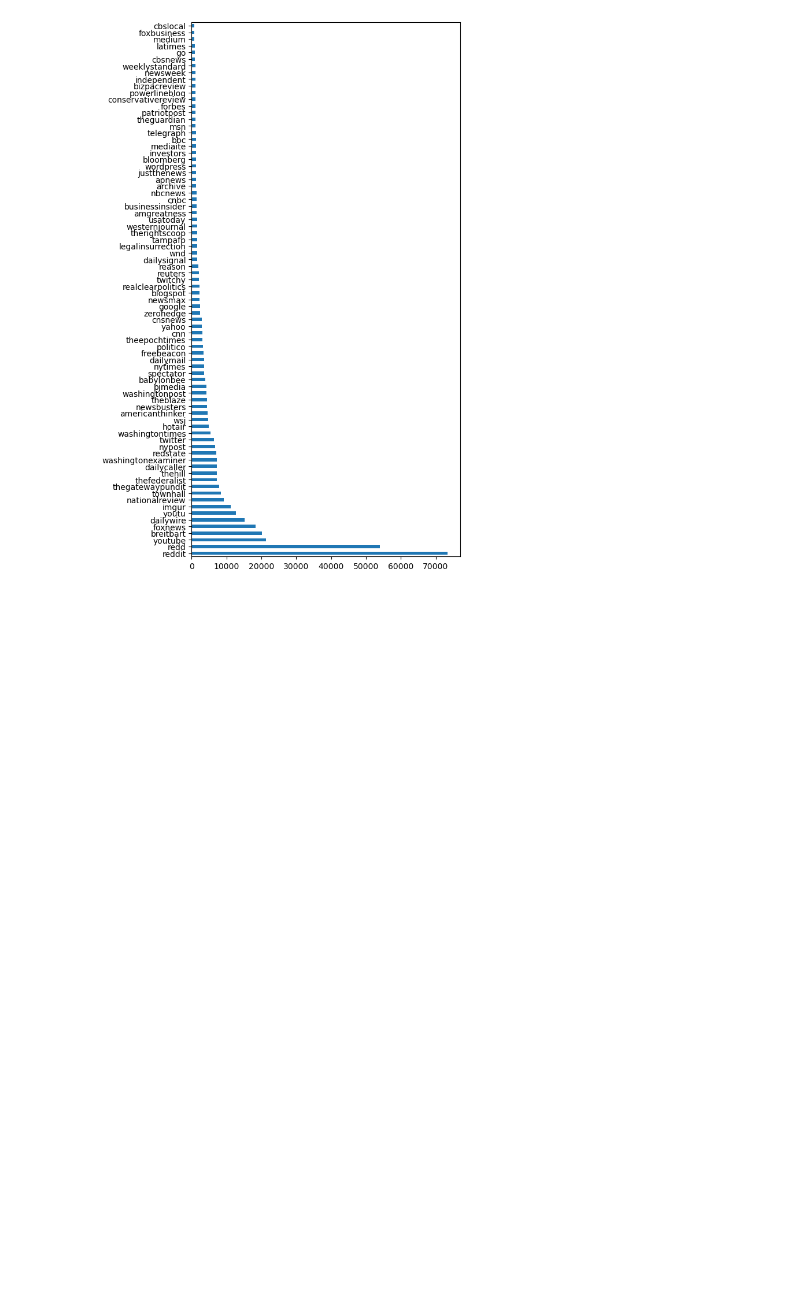
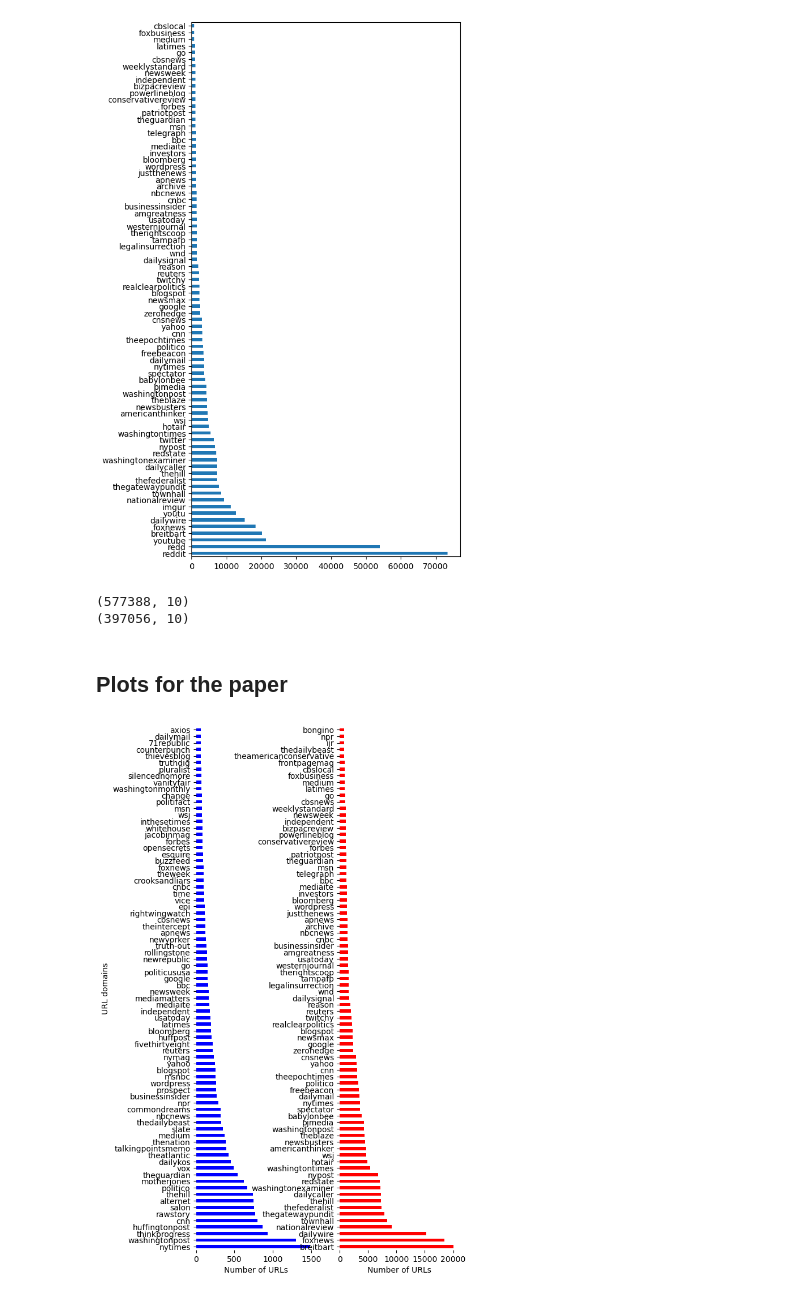
Before and after one commit to ADCLab/RedditIdeologyDB, a Jupyter notebook: Exploratory Data Analysis.ipynb, the cells around one changed output. Drawn from its saved outputs; the diff is of its cells as text; code cells hidden in the pictures; blank space fills up the shorter version.

```diff
--- a/Exploratory Data Analysis.ipynb
+++ b/Exploratory Data Analysis.ipynb
@@ -253,4 +253,40 @@ con_df_domainFreq.url_domain.value_counts()[:80].plot(kind='barh')
 plt.show()
 # %% [output]
 [figure]
+# %%
+# Filter (remove youtube, youtu, imgur, redd, and twitter)
+
+con_df_domainFreq_filtered = con_df_domainFreq.copy()
+print(con_df_domainFreq_filtered.shape)
+con_df_domainFreq_filtered = remove_rows_w_col_vls(con_df_domainFreq_filtered, filters)
+print(con_df_domainFreq_filtered.shape)
+con_df_domainFreq_filtered.to_csv("../ids_urls_submission_Conservative_from_1202154642_to_1628308799_domainFreqAddedFiltered.csv")
+# %% [output]
+(577388, 10)
+(397056, 10)
+# %% [markdown]
+## Plots for the paper
+# %%
+# Distribution of domains of the collected URLs
+
+URL_dist = plt.figure(figsize=(6, 12))
+plt.subplot(1,2,1)
+ax=plt.gca()
+# plot lib_df_domainFreq_filtered url_domain distribution
+lib_df_domainFreq_filtered.url_domain.value_counts()[:80].plot(kind='barh', color="blue")
+ax.set_frame_on(False)
+plt.ylabel("URL domains")
+plt.xlabel("Number of URLs")
+
+plt.subplot(1,2,2)
+ax=plt.gca()
+# plot con_df_domainFreq_filtered url_domain distribution
+con_df_domainFreq_filtered.url_domain.value_counts()[:80].plot(kind='barh', color="red")
+ax.set_frame_on(False)
+plt.xlabel("Number of URLs")
+
+plt.show()
+URL_dist.savefig('../URL_dist.svg', format='svg', dpi=1200, bbox_inches='tight')
+# %% [output]
+[figure, added]
 # %%
```
Also changed, not shown: parts of 7 cells of this notebook.
